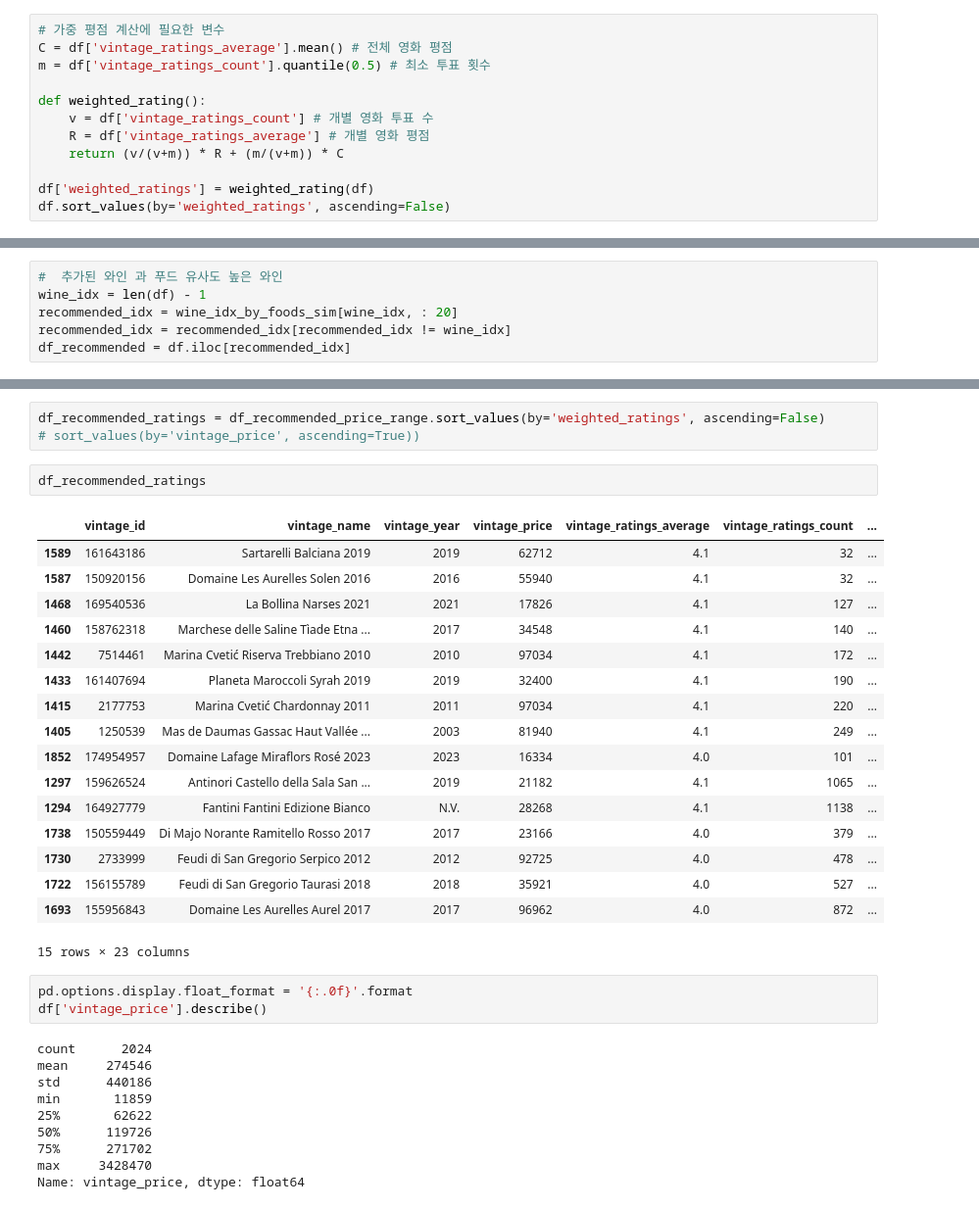
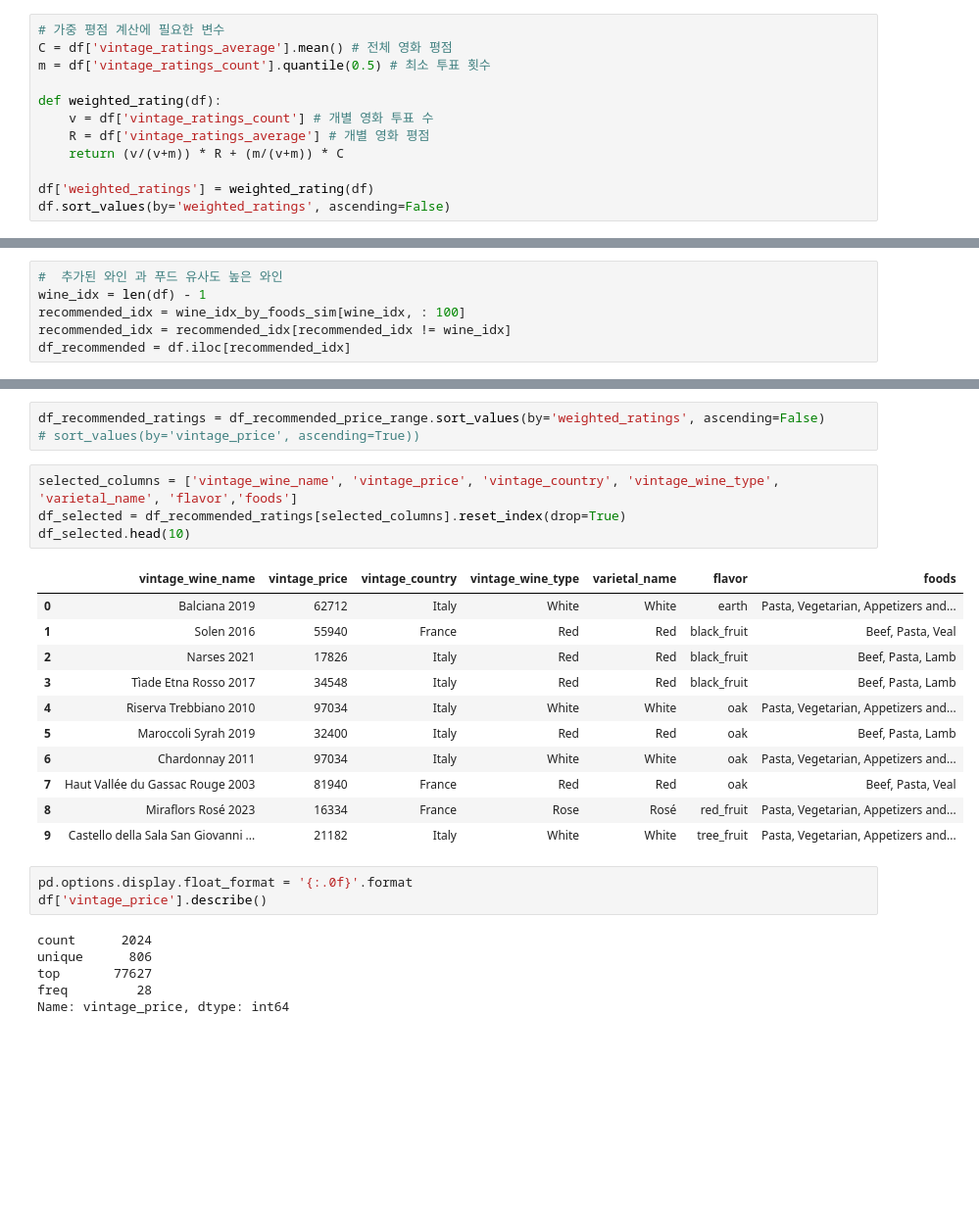
Before and after one commit to yejinlee99/DA36_mini2_Dionysus, a Jupyter notebook: KimHaebin/content_based_food_pairing_recommendation.ipynb, the cells around one changed output, grey strips where cells are left out. Shown at 98% size. Saved outputs shown, nothing was run; the diff lists cells and outputs as text; blank space fills up the shorter version.

```diff
--- a/KimHaebin/content_based_food_pairing_recommendation.ipynb
+++ b/KimHaebin/content_based_food_pairing_recommendation.ipynb
@@ -444,7 +457,7 @@ df_recommended
 C = df['vintage_ratings_average'].mean() # 전체 영화 평점
 m = df['vintage_ratings_count'].quantile(0.5) # 최소 투표 횟수
 
-def weighted_rating():
+def weighted_rating(df):
     v = df['vintage_ratings_count'] # 개별 영화 투표 수
     R = df['vintage_ratings_average'] # 개별 영화 평점
     return (v/(v+m)) * R + (m/(v+m)) * C
@@ -456,7 +481,7 @@ TypeError: weighted_rating() takes 0 positional arguments but 1 was given
 # %%
 #  추가된 와인 과 푸드 유사도 높은 와인
 wine_idx = len(df) - 1
-recommended_idx = wine_idx_by_foods_sim[wine_idx, : 20]
+recommended_idx = wine_idx_by_foods_sim[wine_idx, : 100]
 recommended_idx = recommended_idx[recommended_idx != wine_idx]
 df_recommended = df.iloc[recommended_idx]
 # %%
@@ -468,38 +493,30 @@ df_recommended_price_range = df_recommended[(df_recommended['vintage_price'] > m
 df_recommended_ratings = df_recommended_price_range.sort_values(by='weighted_ratings', ascending=False)
 # sort_values(by='vintage_price', ascending=True))
 # %%
-df_recommended_ratings
+selected_columns = ['vintage_wine_name', 'vintage_price', 'vintage_country', 'vintage_wine_type', 'varietal_name', 'flavor','foods']
+df_selected = df_recommended_ratings[selected_columns].reset_index(drop=True)
+df_selected.head(10)
 # %% [output]
-|  | vintage_id | vintage_name | vintage_year | vintage_price | vintage_ratings_average | vintage_ratings_count | ... |
-| 1589 | 161643186 | Sartarelli Balciana 2019 | 2019 | 62712 | 4.1 | 32 | ... |
-| 1587 | 150920156 | Domaine Les Aurelles Solen 2016 | 2016 | 55940 | 4.1 | 32 | ... |
-| 1468 | 169540536 | La Bollina Narses 2021 | 2021 | 17826 | 4.1 | 127 | ... |
-| 1460 | 158762318 | Marchese delle Saline Tìade Etna ... | 2017 | 34548 | 4.1 | 140 | ... |
-| 1442 | 7514461 | Marina Cvetić Riserva Trebbiano 2010 | 2010 | 97034 | 4.1 | 172 | ... |
-| 1433 | 161407694 | Planeta Maroccoli Syrah 2019 | 2019 | 32400 | 4.1 | 190 | ... |
-| 1415 | 2177753 | Marina Cvetić Chardonnay 2011 | 2011 | 97034 | 4.1 | 220 | ... |
-| 1405 | 1250539 | Mas de Daumas Gassac Haut Vallée ... | 2003 | 81940 | 4.1 | 249 | ... |
-| 1852 | 174954957 | Domaine Lafage Miraflors Rosé 2023 | 2023 | 16334 | 4.0 | 101 | ... |
-| 1297 | 159626524 | Antinori Castello della Sala San ... | 2019 | 21182 | 4.1 | 1065 | ... |
-| 1294 | 164927779 | Fantini Fantini Edizione Bianco | N.V. | 28268 | 4.1 | 1138 | ... |
-| 1738 | 150559449 | Di Majo Norante Ramitello Rosso 2017 | 2017 | 23166 | 4.0 | 379 | ... |
-| 1730 | 2733999 | Feudi di San Gregorio Serpico 2012 | 2012 | 92725 | 4.0 | 478 | ... |
-| 1722 | 156155789 | Feudi di San Gregorio Taurasi 2018 | 2018 | 35921 | 4.0 | 527 | ... |
-| 1693 | 155956843 | Domaine Les Aurelles Aurel 2017 | 2017 | 96962 | 4.0 | 872 | ... |
+|  | vintage_wine_name | vintage_price | vintage_country | vintage_wine_type | varietal_name | flavor | foods |
+| 0 | Balciana 2019 | 62712 | Italy | White | White | earth | Pasta, Vegetarian, Appetizers and... |
+| 1 | Solen 2016 | 55940 | France | Red | Red | black_fruit | Beef, Pasta, Veal |
+| 2 | Narses 2021 | 17826 | Italy | Red | Red | black_fruit | Beef, Pasta, Lamb |
+| 3 | Tìade Etna Rosso 2017 | 34548 | Italy | Red | Red | black_fruit | Beef, Pasta, Lamb |
+| 4 | Riserva Trebbiano 2010 | 97034 | Italy | White | White | oak | Pasta, Vegetarian, Appetizers and... |
+| 5 | Maroccoli Syrah 2019 | 32400 | Italy | Red | Red | oak | Beef, Pasta, Lamb |
+| 6 | Chardonnay 2011 | 97034 | Italy | White | White | oak | Pasta, Vegetarian, Appetizers and... |
+| 7 | Haut Vallée du Gassac Rouge 2003 | 81940 | France | Red | Red | oak | Beef, Pasta, Veal |
+| 8 | Miraflors Rosé 2023 | 16334 | France | Rose | Rosé | red_fruit | Pasta, Vegetarian, Appetizers and... |
+| 9 | Castello della Sala San Giovanni ... | 21182 | Italy | White | White | tree_fruit | Pasta, Vegetarian, Appetizers and... |
-15 rows × 23 columns
 # %%
 pd.options.display.float_format = '{:.0f}'.format
 df['vintage_price'].describe()
 # %% [output]
 count      2024
-mean     274546
-std      440186
-min       11859
-25%       62622
-50%      119726
-75%      271702
-max     3428470
-Name: vintage_price, dtype: float64
+unique      806
+top       77627
+freq         28
+Name: vintage_price, dtype: int64
 # %%
 df.columns
 # %% [output]
```
Also changed, not shown: parts of 7 cells of this notebook, 4 other files.
